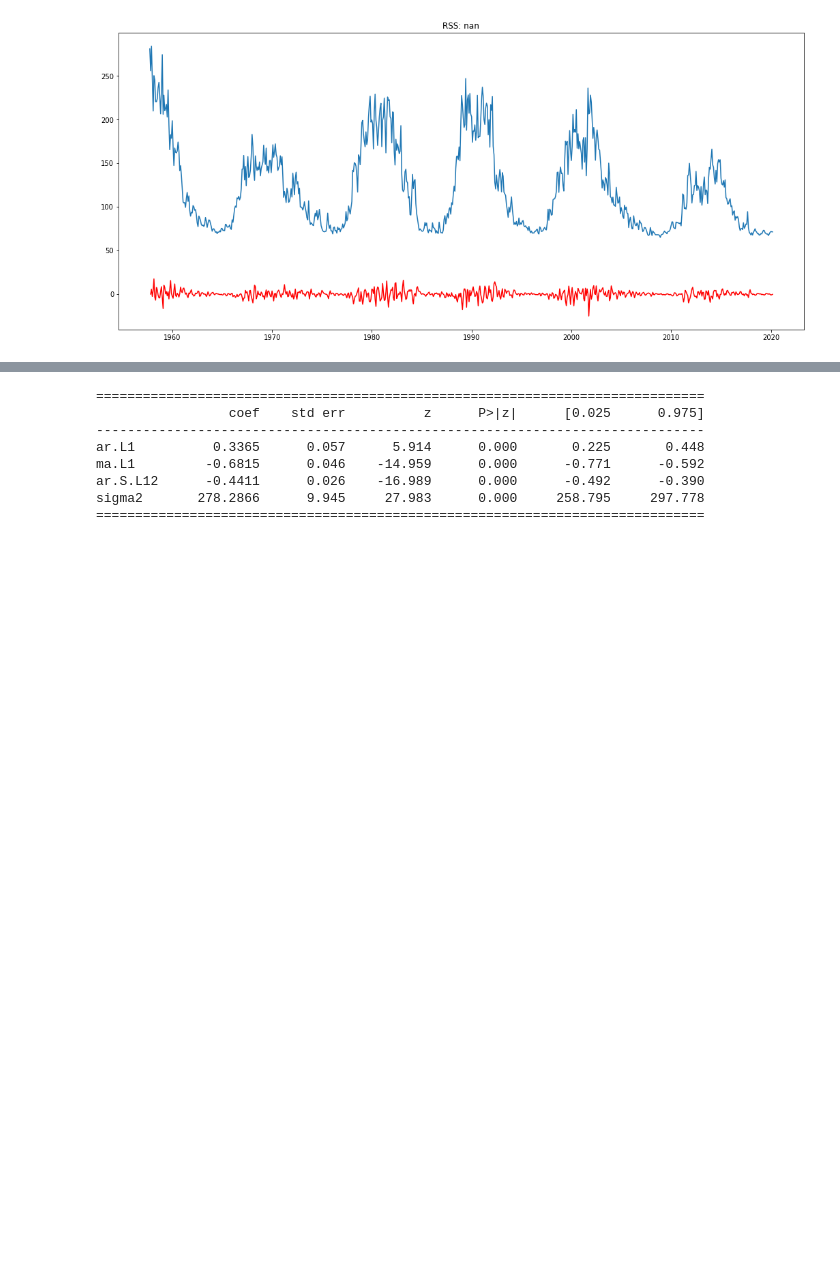
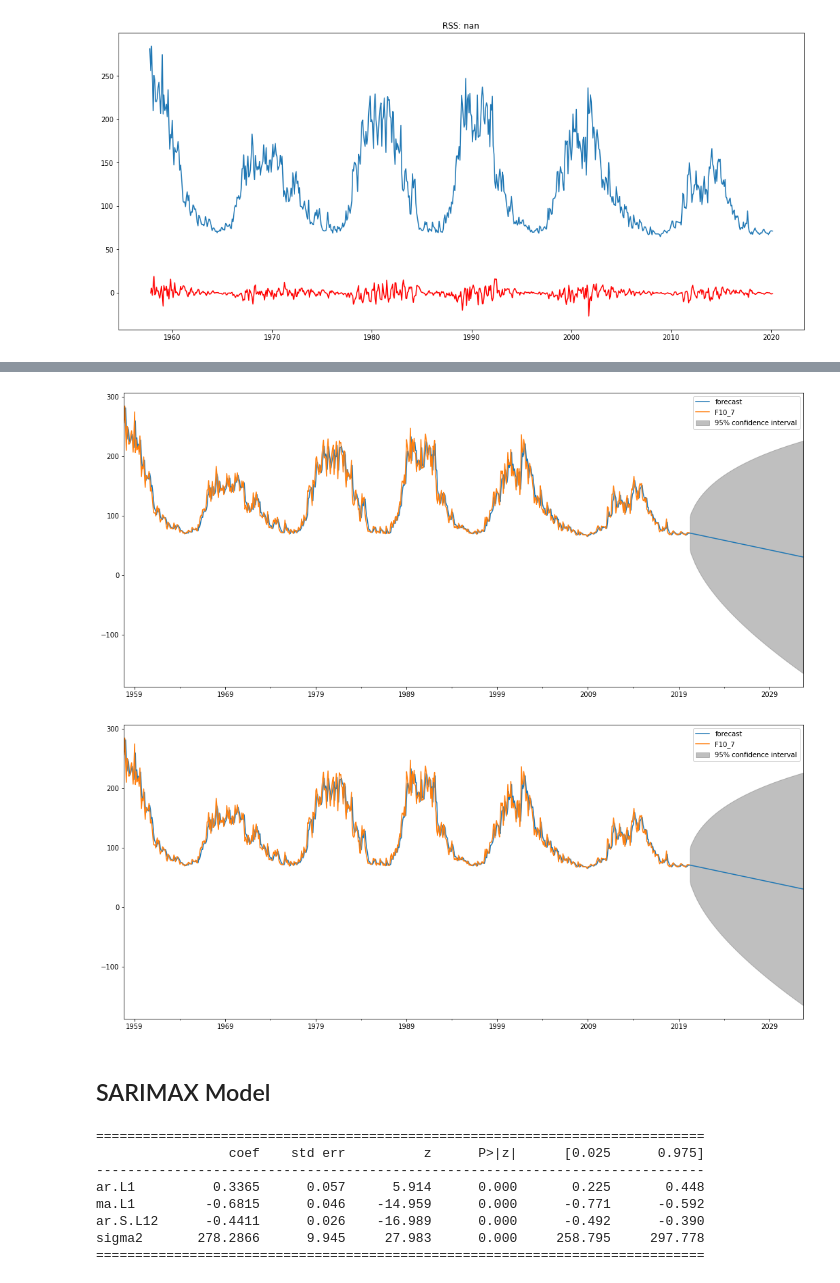
Before and after one commit to heatherholcomb/EffectsOfSpaceWeather, a Jupyter notebook: EffectsOfSpaceWeather_Predictions.ipynb, the cells around one changed output, grey strips where cells are left out. Drawn from its saved outputs; the diff is of its cells as text; code cells hidden in the pictures; blank space fills up the shorter version.

```diff
--- a/EffectsOfSpaceWeather_Predictions.ipynb
+++ b/EffectsOfSpaceWeather_Predictions.ipynb
@@ -583,3 +595,10 @@ NameError: name 'pred' is not defined
+# %%
+results_AR_F107.plot_predict(1,900)
+# %% [output]
+[figure, added]
+[figure, added]
+# %% [markdown]
+## SARIMAX Model
 # %%
 mod = sm.tsa.statespace.SARIMAX(y,
                                 order=(1, 1, 1),
```
Also changed, not shown: parts of 7 cells of this notebook.
